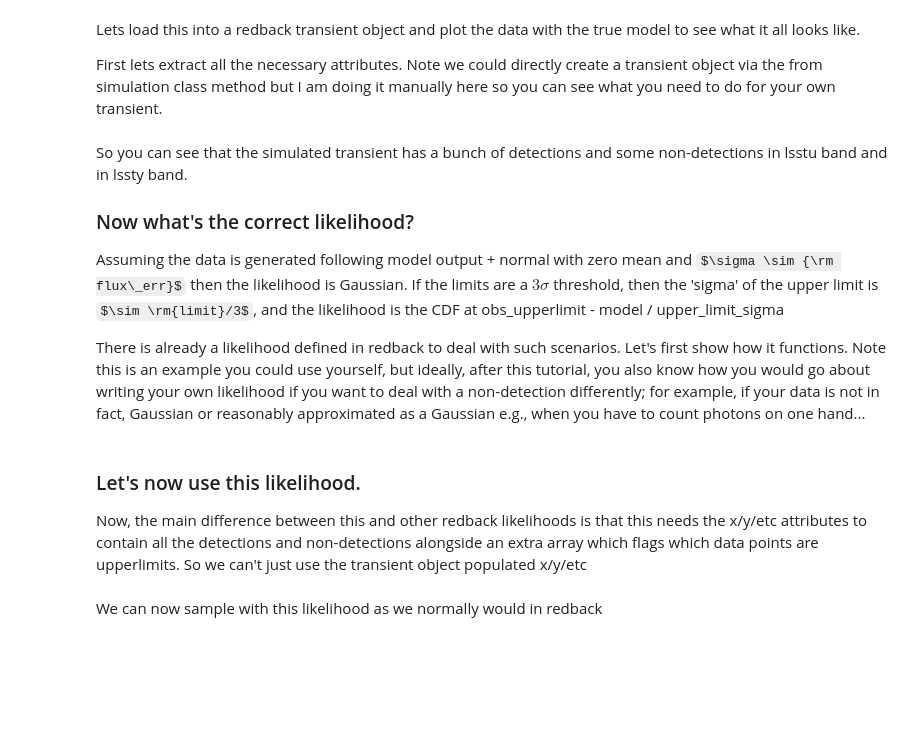
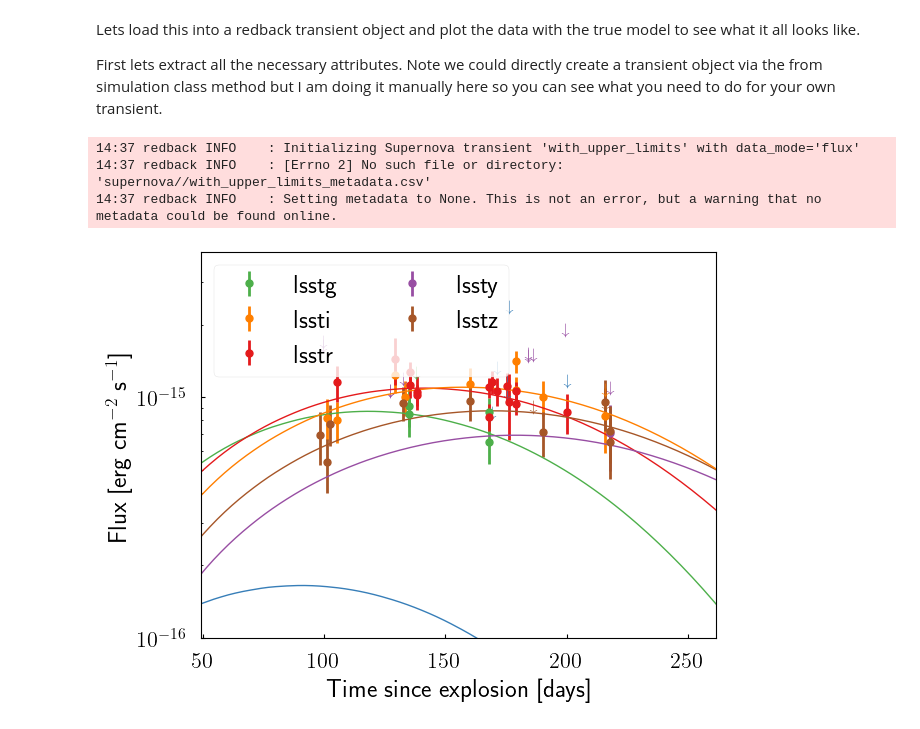
Before and after one commit to nikhil-sarin/redback, a Jupyter notebook: examples/handling_non_detections.ipynb, the cells around one changed output. Cells and saved outputs as stored; diff of their text form; code cells hidden in the pictures; some formulas as TeX source; blank space fills up the shorter version.

Commit message:
a big non-detection interface overhaul

```diff
--- a/examples/handling_non_detections.ipynb
+++ b/examples/handling_non_detections.ipynb
@@ -50,50 +66,36 @@ First lets extract all the necessary attributes. Note we could directly create a
 # %%
 data = sn_sim.observations
 time = data['time (days)'].values
 flux = data['flux(erg/cm2/s)'].values
 flux_err = data['flux_error'].values
 bands = data['band'].values
+detections = data['detected'].values
+# boolean: 1=detection, 0=non-detection
+limits = data['flux_limit'].values
+# 5-sigma limiting flux# Set y values: detections get flux, non-detections get the limit
+y = np.zeros(len(time))
+y[detections == 1] = flux[detections == 1]
+y[detections == 0] = limits[detections == 0]
+# Create a transient object with all data points (including upper limits)
+sn = redback.transient.Supernova(name='with_upper_limits', time=time,
+                                 flux=y, flux_err=flux_err,data_mode='flux',
+                                 bands=bands, detections=detections.astype(bool),
+                                 upper_limit_sigma=5.0)
 
-# Limiting flux. This is a 5-sigma limit in the simulation module.
-limits = data['flux_limit']
-# This is an array of booleans, O for non-detections, 1 for detections.
-detections = data['detected']
-detected_mask = detections == 1.0
-
-# just for convenience
-upper_limits = sn_sim.observations[sn_sim.observations['detected'] != 1.0]
-
-# let's create a redback transient object including only the detections
-sn = redback.transient.Supernova(name='upperlimits', time=time[detected_mask],
-                                flux=flux[detected_mask], flux_err=flux_err[detected_mask],
-                                data_mode='flux', bands=bands[detected_mask])
-# Make a dictionary for colors on the plot
+# Plot the data - upper limits are now shown automatically as downward arrows
 band_colors = {'lsstg':'#4daf4a', 'lsstu':'#377eb8', 'lsstr':'#e41a1c',
                'lsstz':'#a65628', 'lssti':'#ff7f00', 'lssty':'#984ea3'}
 ax = sn.plot_data(band_colors=band_colors, show=False)
-ax.set_ylim(1e-17, 4e-14)
-
-# Let's plot the non-detections on top
-for band in band_colors.keys():
-    up = upper_limits[upper_limits['band'] == band]
-    ax.scatter(up['time (days)'], up['flux_limit'], s=100,
-                marker=r'$\downarrow$', color=band_colors[band])
-
-
-# We can also plot the true data
+ax.set_ylim(1e-16, 4e-15)
+# Plot the true model on top
 tt = np.linspace(0.1, 300, 200)
-# specify output_format
 parameters['output_format'] = 'flux'
 for band in band_colors.keys():
     parameters['bands'] = band
     out = redback.transient_models.supernova_models.arnett(tt, **parameters)
     ax.semilogy(tt, out, color=band_colors[band], label=band)
+# %% [output]
+14:37 redback INFO    : Initializing Supernova transient 'with_upper_limits' with data_mode='flux'
+14:37 redback INFO    : [Errno 2] No such file or directory: 'supernova//with_upper_limits_metadata.csv'
+14:37 redback INFO    : Setting metadata to None. This is not an error, but a warning that no metadata could be found online.
+[figure, added]
-# %% [markdown]
-So you can see that the simulated transient has a bunch of detections and some non-detections in lsstu band and in lssty band.
-
-### Now what's the correct likelihood?
-
-
-Assuming the data is generated following model output + normal with zero mean and $\sigma \sim {\rm flux\_err}$ then the likelihood is Gaussian. If the limits are a $3\sigma$ threshold, then the 'sigma' of the upper limit is $\sim \rm{limit}/3$, and the likelihood is the CDF at obs_upperlimit - model / upper_limit_sigma
-
-There is already a likelihood defined in redback to deal with such scenarios. Let's first show how it functions. Note this is an example you could use yourself, but ideally, after this tutorial, you also know how you would go about writing your own likelihood if you want to deal with a non-detection differently; for example, if your data is not in fact, Gaussian or reasonably approximated as a Gaussian e.g., when you have to count photons on one hand...
@@ -102,4 +101,0 @@ redback.likelihoods.GaussianLikelihoodWithUpperLimits??
-# %% [markdown]
-### Let's now use this likelihood.
-
-Now, the main difference between this and other redback likelihoods is that this needs the x/y/etc attributes to contain all the detections and non-detections alongside an extra array which flags which data points are upperlimits. So we can't just use the transient object populated x/y/etc
@@ -121,2 +101,0 @@ likelihood.summary()
-# %% [markdown]
-We can now sample with this likelihood as we normally would in redback
```
Also changed, not shown: parts of 16 cells of this notebook, 6 other files.
